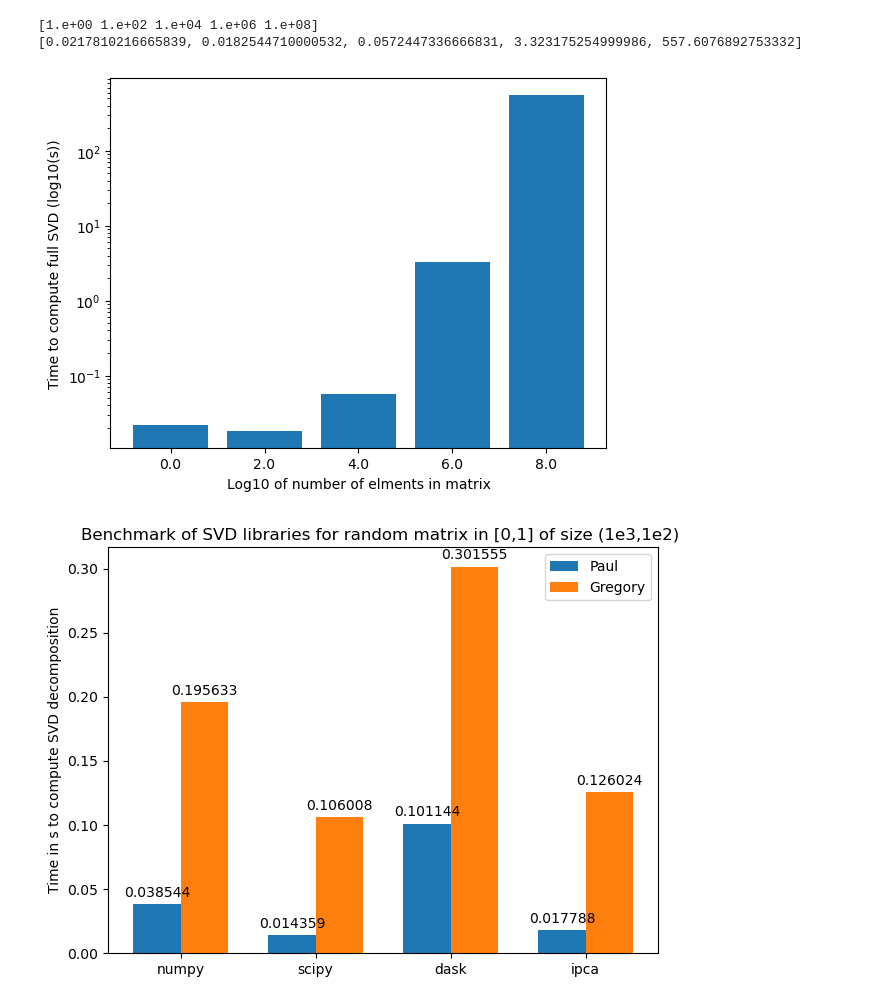
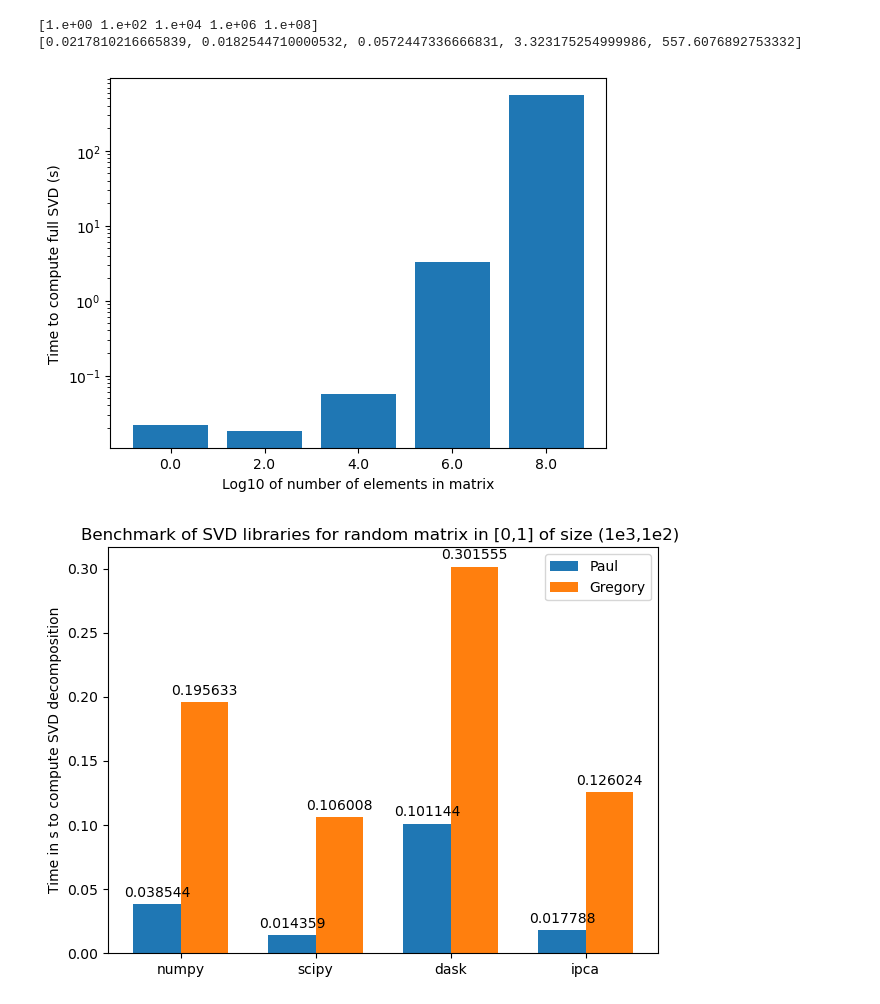
Before and after one commit to gleventoux/Extreme_SVD_Projet_Option, a Jupyter notebook: Histogrammes.ipynb, the cells around one changed output. Saved outputs shown, nothing was run; the diff lists cells and outputs as text; code cells hidden in the pictures.

Commit message:
fix spelling, remove old graphs

```diff
--- a/Histogrammes.ipynb
+++ b/Histogrammes.ipynb
@@ -38,17 +38,17 @@ print(time_val)
 # %%
 fig, ax = plt.subplots()
 x = [i for i in range(5)]
 ax.bar(x,time_val)
 ax.set_xticks(x, np.log10(matrix_size))
 
-ax.set_ylabel("Time to compute full SVD (log10(s))")
-ax.set_xlabel( "Log10 of number of elments in matrix")
+ax.set_ylabel("Time to compute full SVD (s)")
+ax.set_xlabel( "Log10 of number of elements in matrix")
 ax.set_yscale( 'log')
 
 
 plt.show()
 # %% [output]
-[figure, old version]
+[figure, new version]
 # %%
 # x = np.arange(len(labels))  # the label locations
 # width = 0.35  # the width of the bars
```
Also changed, not shown: parts of 3 cells of this notebook.
